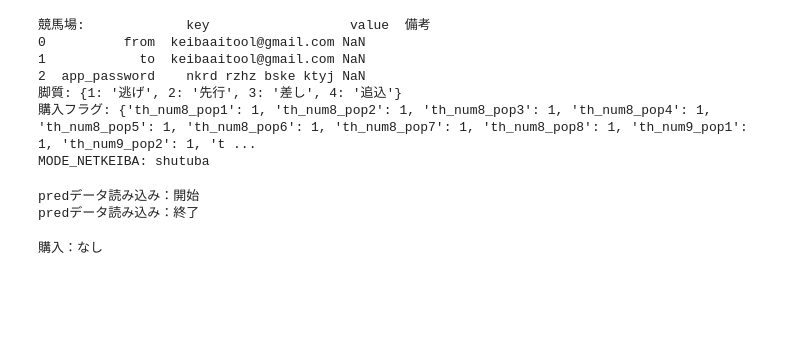
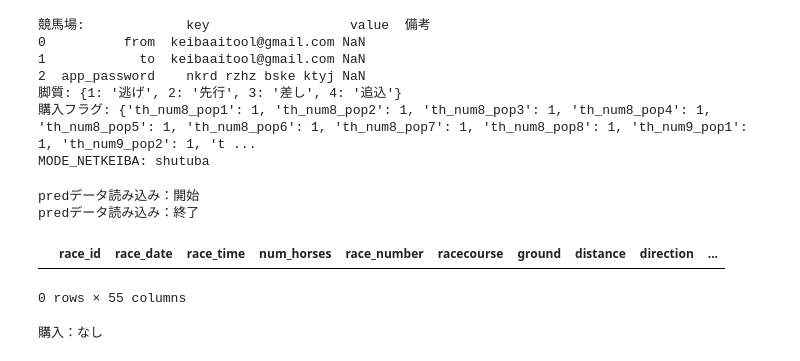
Before and after one commit to anniereon/keiba_ml, a Jupyter notebook: 馬券購入.ipynb, the cells around one changed output. Saved outputs shown, nothing was run; the diff lists cells and outputs as text; code cells hidden in the pictures; blank space fills up the shorter version.

```diff
--- a/馬券購入.ipynb
+++ b/馬券購入.ipynb
@@ -773,8 +775,23 @@ predデータ読み込み：終了
 # %%
 df_pred = df_pred_raw.copy()
 # %%
-# 購入dfを作る
-df_buy = df_pred[(df_pred["finish_rank_pred"] == 1) & (df_pred["style_pred"] == "追込")]
+# =================
+# 購入データ読み込み
+# =================
+
+buy_path = Path.cwd().parent.parent / "data" / "pred" / "buy.csv"
+if buy_path.is_file():
+    df_buy = pd.read_csv(buy_path, header=0, encoding='cp932', dtype={'race_id': str})
+else:
+    df_buy = df_pred[(df_pred["finish_rank_pred"] == 1) & (df_pred["style_pred"] == "追込")]
+    if "status" not in df_buy.columns:
+        df_buy["status"] = "未"
+df_to_buy = df_buy[df_buy["status"] == "未"]
+# %%
+df_to_buy
+# %% [output]
+|  | race_id | race_date | race_time | num_horses | race_number | racecourse | ground | distance | direction | ... |
+0 rows × 55 columns
 # %%
 ##########
 # 購入
```
Also changed, not shown: parts of 4 cells of this notebook.
